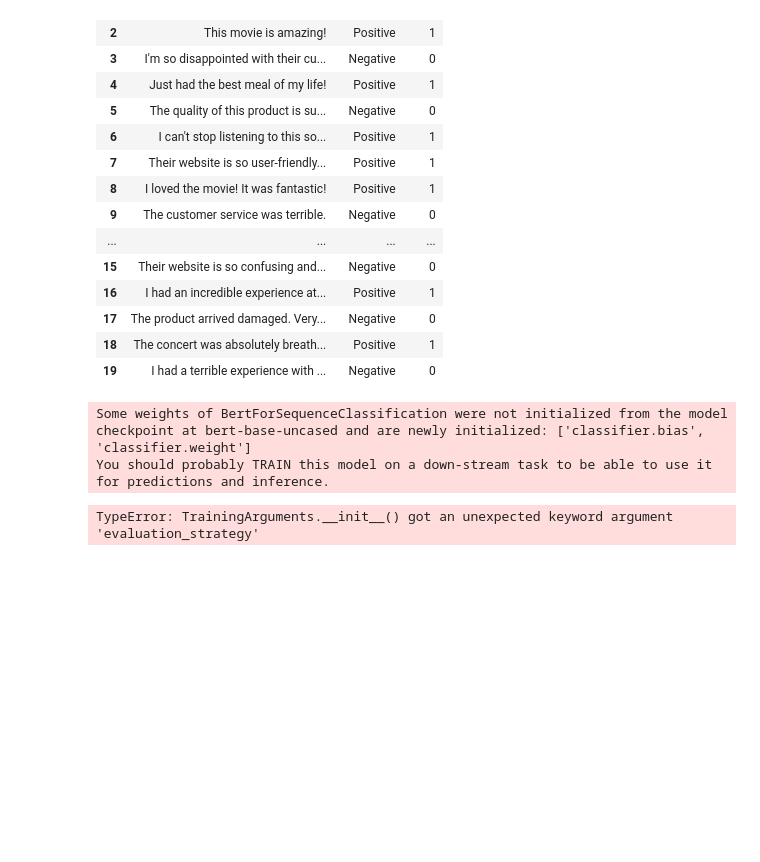
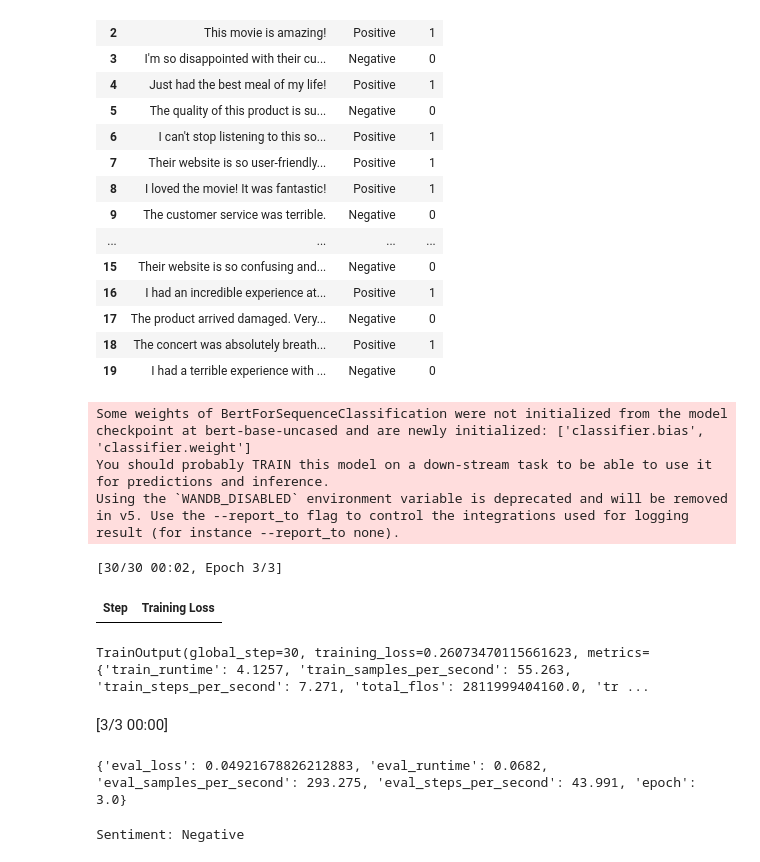
Before and after one commit to elchicha/tech-support-data-science-projects, a Jupyter notebook: project_04_sentiment_analysis_bert/notebooks/sentiment_analysis_bert_customer_feedback.ipynb, the cells around one changed output. Saved outputs shown, nothing was run; the diff lists cells and outputs as text; code cells hidden in the pictures; blank space fills up the shorter version.

```diff
--- a/project_04_sentiment_analysis_bert/notebooks/sentiment_analysis_bert_customer_feedback.ipynb
+++ b/project_04_sentiment_analysis_bert/notebooks/sentiment_analysis_bert_customer_feedback.ipynb
@@ -71,7 +74,7 @@ These steps ensure the data is structured and ready for analysis and modeling.
 import pandas as pd
 import csv
 
-csv_data = "../data/raw/customer_feedback.csv"
+csv_data = "/content/data/raw/customer_feedback.csv"
 
 rows = []
 with open(csv_data, "r", encoding="utf-8") as f:
@@ -194,42 +198,53 @@ val_dataset = CustomerFeedbackDataset(val_encodings, val_labels)
 # %%
 # Load BERT model for sequence classification (binary: 2 labels)
 model = BertForSequenceClassification.from_pretrained('bert-base-uncased', num_labels=2)
 
 # Training arguments
 training_args = TrainingArguments(
-    output_dir='./results',
-    num_train_epochs=3,
-    per_device_train_batch_size=8,
-    per_device_eval_batch_size=8,
-    evaluation_strategy="epoch",
-    save_strategy="epoch",
-    logging_dir='./logs',
-    logging_steps=50,
-    load_best_model_at_end=True,
-    metric_for_best_model="eval_loss"
+    #output_dir='./results',
+    #num_train_epochs=3,
+    #per_device_train_batch_size=8,
+    #per_device_eval_batch_size=8,
+    #evaluation_strategy="epoch",
+    #save_strategy="epoch",
+    #logging_dir='./logs',
+    #logging_steps=50,
+    #load_best_model_at_end=True,
+    #metric_for_best_model="eval_loss"
 )
 
 # Trainer setup
 trainer = Trainer(
     model=model,
     args=training_args,
     train_dataset=train_dataset,
     eval_dataset=val_dataset
 )
 
 # Fine-tune BERT
 trainer.train()
 # %% [output]
 Some weights of BertForSequenceClassification were not initialized from the model checkpoint at bert-base-uncased and are newly initialized: ['classifier.bias', 'classifier.weight']
 You should probably TRAIN this model on a down-stream task to be able to use it for predictions and inference.
+Using the `WANDB_DISABLED` environment variable is deprecated and will be removed in v5. Use the --report_to flag to control the integrations used for logging result (for instance --report_to none).
-TypeError: TrainingArguments.__init__() got an unexpected keyword argument 'evaluation_strategy'
+[30/30 00:02, Epoch 3/3]
+| Step | Training Loss |
+TrainOutput(global_step=30, training_loss=0.26073470115661623, metrics={'train_runtime': 4.1257, 'train_samples_per_second': 55.263, 'train_steps_per_second': 7.271, 'total_flos': 2811999404160.0, 'tr ...
 # %%
 # Evaluate the fine-tuned BERT model on the validation set
 eval_results = trainer.evaluate(eval_dataset=val_dataset)
 print(eval_results)
+# %% [output]
+[3/3 00:00]
+{'eval_loss': 0.04921678826212883, 'eval_runtime': 0.0682, 'eval_samples_per_second': 293.275, 'eval_steps_per_second': 43.991, 'epoch': 3.0}
 # %%
 def predict_sentiment(text):
     inputs = tokenizer(text, return_tensors="pt", truncation=True, padding=True)
+    # Move input tensors to the same device as the model
+    device = torch.device("cuda" if torch.cuda.is_available() else "cpu")
+    inputs = {key: val.to(device) for key, val in inputs.items()}
+
+    model.to(device) # Ensure model is on the correct device
     outputs = model(**inputs)
     logits = outputs.logits
     predicted_class = torch.argmax(logits, dim=1).item()
@@ -237,5 +252,7 @@ def predict_sentiment(text):
     return sentiment
 
 # Example usage:
-custom_text = "The support team was very helpful and resolved my issue quickly."
+custom_text = "Quick response by the team but with the solution didnt work"
 print(f"Sentiment: {predict_sentiment(custom_text)}")
+# %% [output]
+Sentiment: Negative
```
Also changed, not shown: parts of 2 cells of this notebook.
